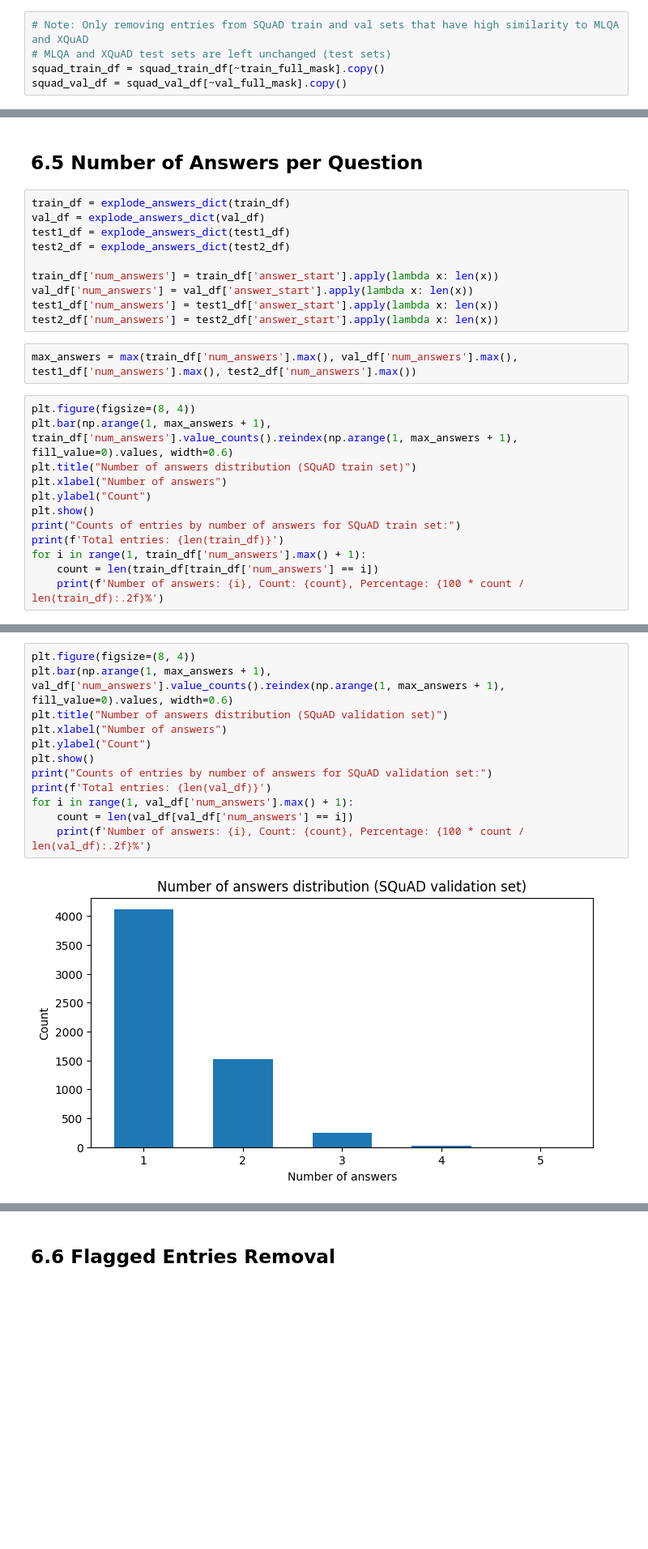
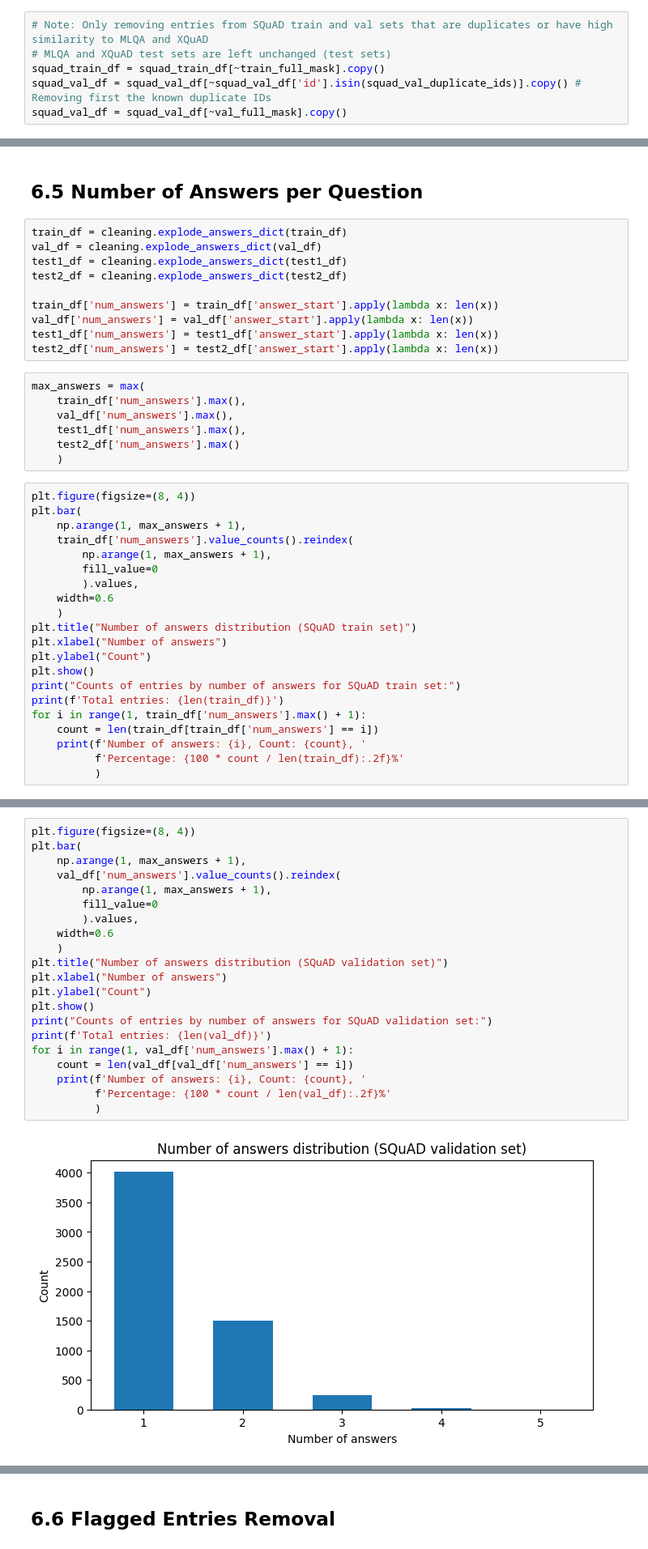
Before and after one commit to Kev-HL/gemma-2-spanish-qa, a Jupyter notebook: notebooks/00_EDA.ipynb, the cells around one changed output, grey strips where cells are left out. Shown at 81% size. Drawn from its saved outputs; the diff is of its cells as text; blank space fills up the shorter version.

```diff
--- a/notebooks/00_EDA.ipynb
+++ b/notebooks/00_EDA.ipynb
@@ -2059,7 +2182,8 @@ It is likely that the remaining XQuAD entries were already removed due to transl
 # %%
-# Note: Only removing entries from SQuAD train and val sets that have high similarity to MLQA and XQuAD
+# Note: Only removing entries from SQuAD train and val sets that are duplicates or have high similarity to MLQA and XQuAD
 # MLQA and XQuAD test sets are left unchanged (test sets)
 squad_train_df = squad_train_df[~train_full_mask].copy()
+squad_val_df = squad_val_df[~squad_val_df['id'].isin(squad_val_duplicate_ids)].copy() # Removing first the known duplicate IDs
 squad_val_df = squad_val_df[~val_full_mask].copy()
 # %% [markdown]
 # 6. Analysis & Exploration
@@ -2985,20 +3160,32 @@ Number of questions: 17, Count: 1, Percentage: 0.42%
 # %% [markdown]
 ## 6.5 Number of Answers per Question
 # %%
-train_df = explode_answers_dict(train_df)
-val_df = explode_answers_dict(val_df)
-test1_df = explode_answers_dict(test1_df)
-test2_df = explode_answers_dict(test2_df)
+train_df = cleaning.explode_answers_dict(train_df)
+val_df = cleaning.explode_answers_dict(val_df)
+test1_df = cleaning.explode_answers_dict(test1_df)
+test2_df = cleaning.explode_answers_dict(test2_df)
 
 train_df['num_answers'] = train_df['answer_start'].apply(lambda x: len(x))
 val_df['num_answers'] = val_df['answer_start'].apply(lambda x: len(x))
 test1_df['num_answers'] = test1_df['answer_start'].apply(lambda x: len(x))
 test2_df['num_answers'] = test2_df['answer_start'].apply(lambda x: len(x))
 # %%
-max_answers = max(train_df['num_answers'].max(), val_df['num_answers'].max(), test1_df['num_answers'].max(), test2_df['num_answers'].max())
+max_answers = max(
+    train_df['num_answers'].max(),
+    val_df['num_answers'].max(),
+    test1_df['num_answers'].max(),
+    test2_df['num_answers'].max()
+    )
 # %%
 plt.figure(figsize=(8, 4))
-plt.bar(np.arange(1, max_answers + 1), train_df['num_answers'].value_counts().reindex(np.arange(1, max_answers + 1), fill_value=0).values, width=0.6)
+plt.bar(
+    np.arange(1, max_answers + 1),
+    train_df['num_answers'].value_counts().reindex(
+        np.arange(1, max_answers + 1),
+        fill_value=0
+        ).values,
+    width=0.6
+    )
 plt.title("Number of answers distribution (SQuAD train set)")
 plt.xlabel("Number of answers")
 plt.ylabel("Count")
@@ -3007,7 +3194,9 @@ print("Counts of entries by number of answers for SQuAD train set:")
 print(f'Total entries: {len(train_df)}')
 for i in range(1, train_df['num_answers'].max() + 1):
     count = len(train_df[train_df['num_answers'] == i])
-    print(f'Number of answers: {i}, Count: {count}, Percentage: {100 * count / len(train_df):.2f}%')
+    print(f'Number of answers: {i}, Count: {count}, '
+          f'Percentage: {100 * count / len(train_df):.2f}%'
+          )
 # %% [output]
 [figure]
 Counts of entries by number of answers for SQuAD train set:
@@ -3016,15 +3205,24 @@ Number of answers: 1, Count: 46168, Percentage: 100.00%
 # %%
 plt.figure(figsize=(8, 4))
-plt.bar(np.arange(1, max_answers + 1), val_df['num_answers'].value_counts().reindex(np.arange(1, max_answers + 1), fill_value=0).values, width=0.6)
+plt.bar(
+    np.arange(1, max_answers + 1),
+    val_df['num_answers'].value_counts().reindex(
+        np.arange(1, max_answers + 1),
+        fill_value=0
+        ).values,
+    width=0.6
+    )
 plt.title("Number of answers distribution (SQuAD validation set)")
 plt.xlabel("Number of answers")
 plt.ylabel("Count")
 plt.show()
 print("Counts of entries by number of answers for SQuAD validation set:")
 print(f'Total entries: {len(val_df)}')
 for i in range(1, val_df['num_answers'].max() + 1):
     count = len(val_df[val_df['num_answers'] == i])
-    print(f'Number of answers: {i}, Count: {count}, Percentage: {100 * count / len(val_df):.2f}%')
+    print(f'Number of answers: {i}, Count: {count}, '
+          f'Percentage: {100 * count / len(val_df):.2f}%'
+          )
 # %% [output]
-[figure, old version]
+[figure, new version]
 Counts of entries by number of answers for SQuAD validation set:
```
Also changed, not shown: parts of 352 cells of this notebook, 1 other file.
